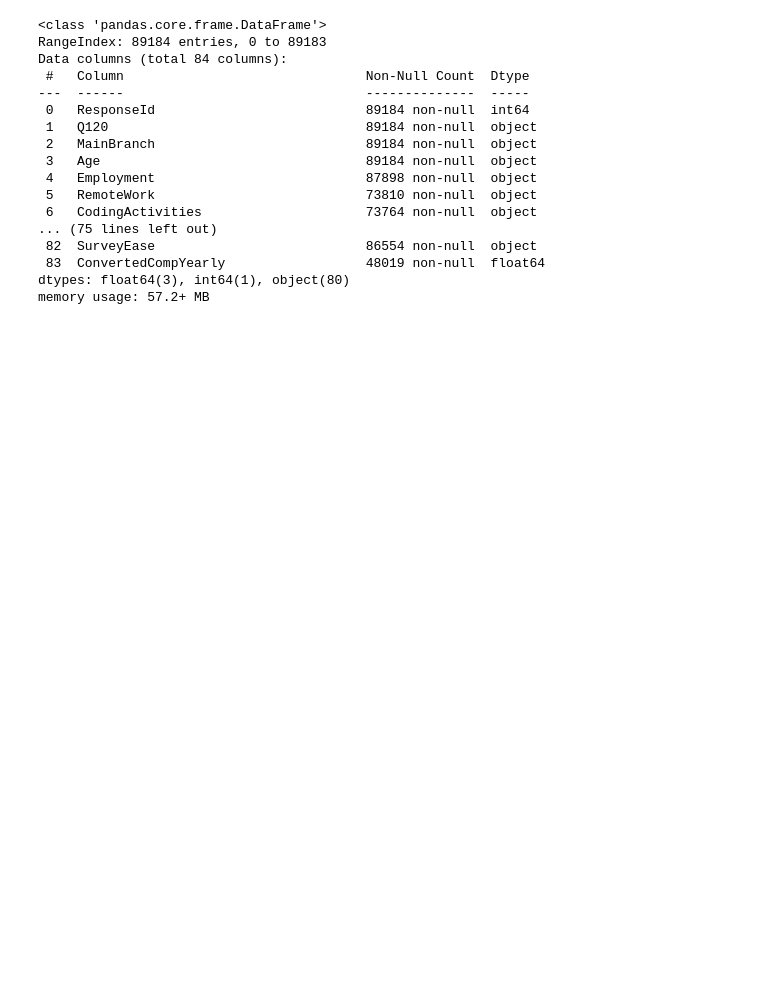
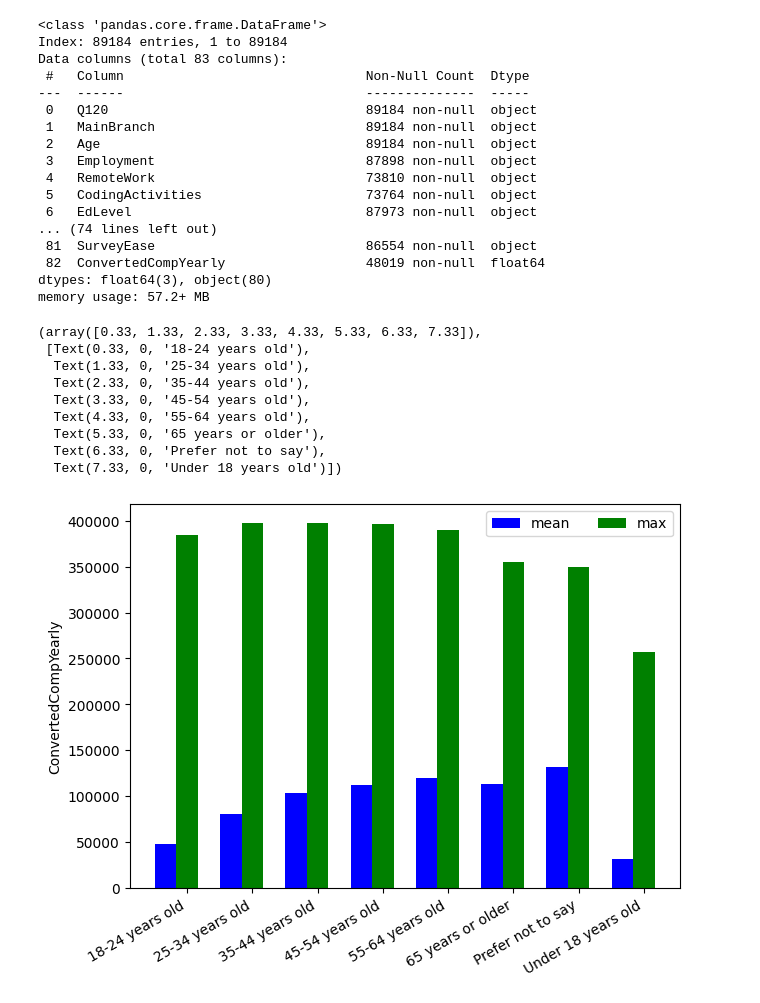
Before and after one commit to wsei-python-data-anylysis-project/project, a Jupyter notebook: projekt.ipynb, the cells around one changed output. Drawn from its saved outputs; the diff is of its cells as text; code cells hidden in the pictures; blank space fills up the shorter version.

```diff
--- a/projekt.ipynb
+++ b/projekt.ipynb
@@ -4,23 +4,51 @@ import numpy as np
 import matplotlib.pyplot as plt
 # %%
 df = pd.read_csv('survey_results_public.csv')
+df.set_index("ResponseId", inplace=True)
 
 df.info()
 # %% [output]
 <class 'pandas.core.frame.DataFrame'>
-RangeIndex: 89184 entries, 0 to 89183
-Data columns (total 84 columns):
+Index: 89184 entries, 1 to 89184
+Data columns (total 83 columns):
  #   Column                               Non-Null Count  Dtype
 ---  ------                               --------------  -----
- 0   ResponseId                           89184 non-null  int64
- 1   Q120                                 89184 non-null  object
- 2   MainBranch                           89184 non-null  object
- 3   Age                                  89184 non-null  object
- 4   Employment                           87898 non-null  object
- 5   RemoteWork                           73810 non-null  object
- 6   CodingActivities                     73764 non-null  object
-... (75 lines left out)
- 82  SurveyEase                           86554 non-null  object
- 83  ConvertedCompYearly                  48019 non-null  float64
-dtypes: float64(3), int64(1), object(80)
+ 0   Q120                                 89184 non-null  object
+ 1   MainBranch                           89184 non-null  object
+ 2   Age                                  89184 non-null  object
+ 3   Employment                           87898 non-null  object
+ 4   RemoteWork                           73810 non-null  object
+ 5   CodingActivities                     73764 non-null  object
+ 6   EdLevel                              87973 non-null  object
+... (74 lines left out)
+ 81  SurveyEase                           86554 non-null  object
+ 82  ConvertedCompYearly                  48019 non-null  float64
+dtypes: float64(3), object(80)
 memory usage: 57.2+ MB
+# %%
+filtered = df[df["ConvertedCompYearly"].isna() == False]
+q_hi = filtered["ConvertedCompYearly"].quantile(0.99) #get the 99th percentile (outliers, probably data errors)
+filtered = filtered[filtered["ConvertedCompYearly"] < q_hi]
+grouped = filtered.groupby("Age")["ConvertedCompYearly"]
+
+indexes = grouped.mean().index
+bar_width = 0.33
+x = np.arange(len(grouped.mean().index))
+fig, ax = plt.subplots(layout='constrained')
+bar = ax.bar(x, grouped.mean(), bar_width, color="blue", label="mean")
+max_bar = ax.bar(x + bar_width, grouped.max(), bar_width, color="green", label="max")
+ax.legend(ncols=2, loc="upper right")
+ax.set_xticks(x + bar_width, indexes)
+ax.set_ylabel('ConvertedCompYearly')
+plt.xticks(rotation=30, ha="right")
+# %% [output]
+(array([0.33, 1.33, 2.33, 3.33, 4.33, 5.33, 6.33, 7.33]),
+ [Text(0.33, 0, '18-24 years old'),
+  Text(1.33, 0, '25-34 years old'),
+  Text(2.33, 0, '35-44 years old'),
+  Text(3.33, 0, '45-54 years old'),
+  Text(4.33, 0, '55-64 years old'),
+  Text(5.33, 0, '65 years or older'),
+  Text(6.33, 0, 'Prefer not to say'),
+  Text(7.33, 0, 'Under 18 years old')])
+[figure, added]
```
